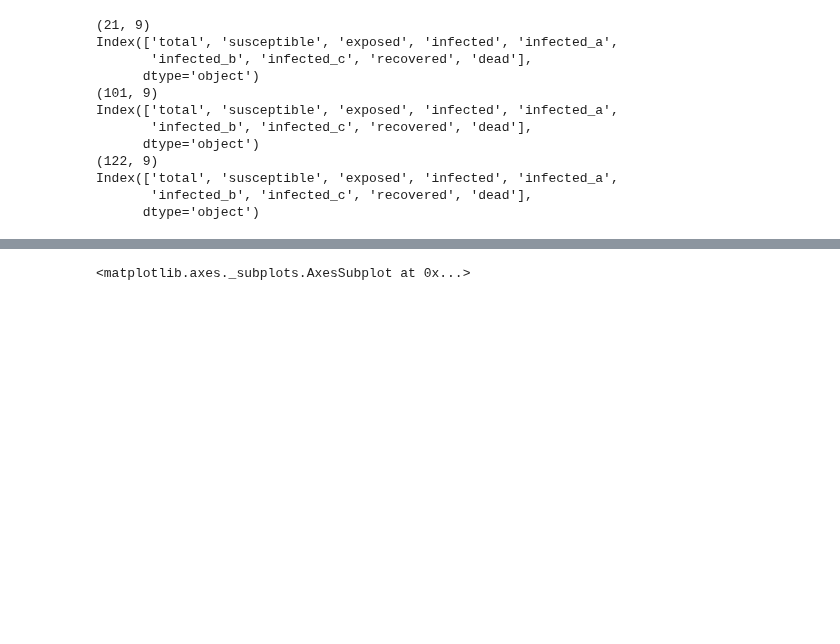
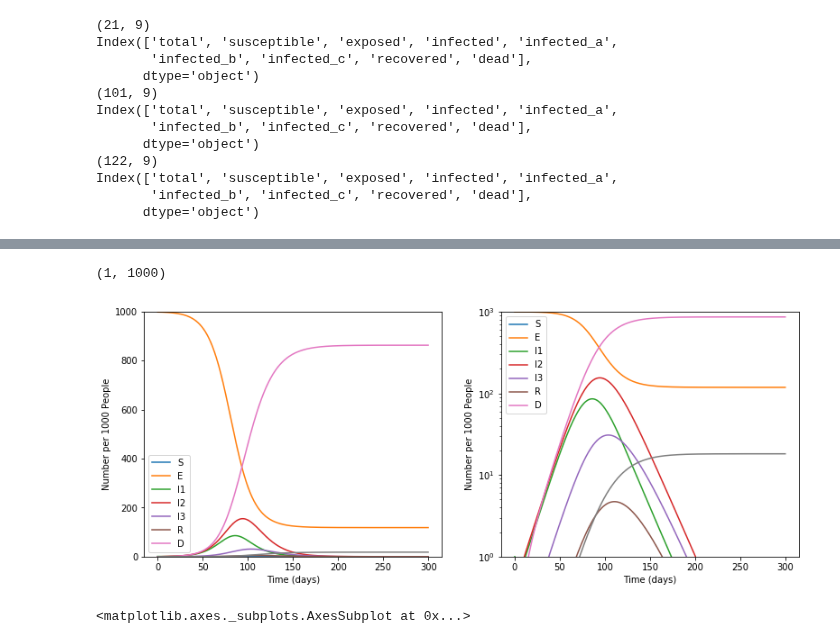
Before and after one commit to act-now-coalition/covid-data-model, a Jupyter notebook: seird_notebook_runtime.ipynb, the cells around one changed output, grey strips where cells are left out. Cells and saved outputs as stored; diff of their text form; code cells hidden in the pictures; blank space fills up the shorter version.

```diff
--- a/seird_notebook_runtime.ipynb
+++ b/seird_notebook_runtime.ipynb
@@ -160,0 +162,2 @@ plot_df(params_df, chart_cols)
+# %%
+soln_test = model_state('USA', 'TX', INTERVENTIONS[0])
@@ -161,3 +177,32 @@ plot_df(params_df, chart_cols)
+# %%
+#N = 28995881.00
+N = 1000
+
+tmax=300
+tvec=np.arange(0,tmax,0.1)
+
+soln_test=np.hstack((N-np.sum(soln_test,axis=1,keepdims=True),soln_test))
+
+plt.figure(figsize=(13,5))
+plt.subplot(1,2,1)
+plt.plot(tvec,soln_test)
+plt.xlabel("Time (days)")
+plt.ylabel("Number per 1000 People")
+plt.legend(("S","E","I1","I2","I3","R","D"))
+plt.ylim([0,N])
+
+#Same plot but on log scale
+plt.subplot(1,2,2)
+plt.plot(tvec,soln_test)
+plt.semilogy()
+plt.xlabel("Time (days)")
+plt.ylabel("Number per 1000 People")
+plt.legend(("S","E","I1","I2","I3","R","D"))
+plt.ylim([1,N])
+#plt.tight_layout()
+# %% [output]
+(1, 1000)
+[figure, added]
 # %%
 chart_cols = ["susceptible", "exposed", "infected", "infected_b", "infected_c",  "recovered", "dead",]
 
```
Also changed, not shown: parts of 7 cells of this notebook, 1 other file.
